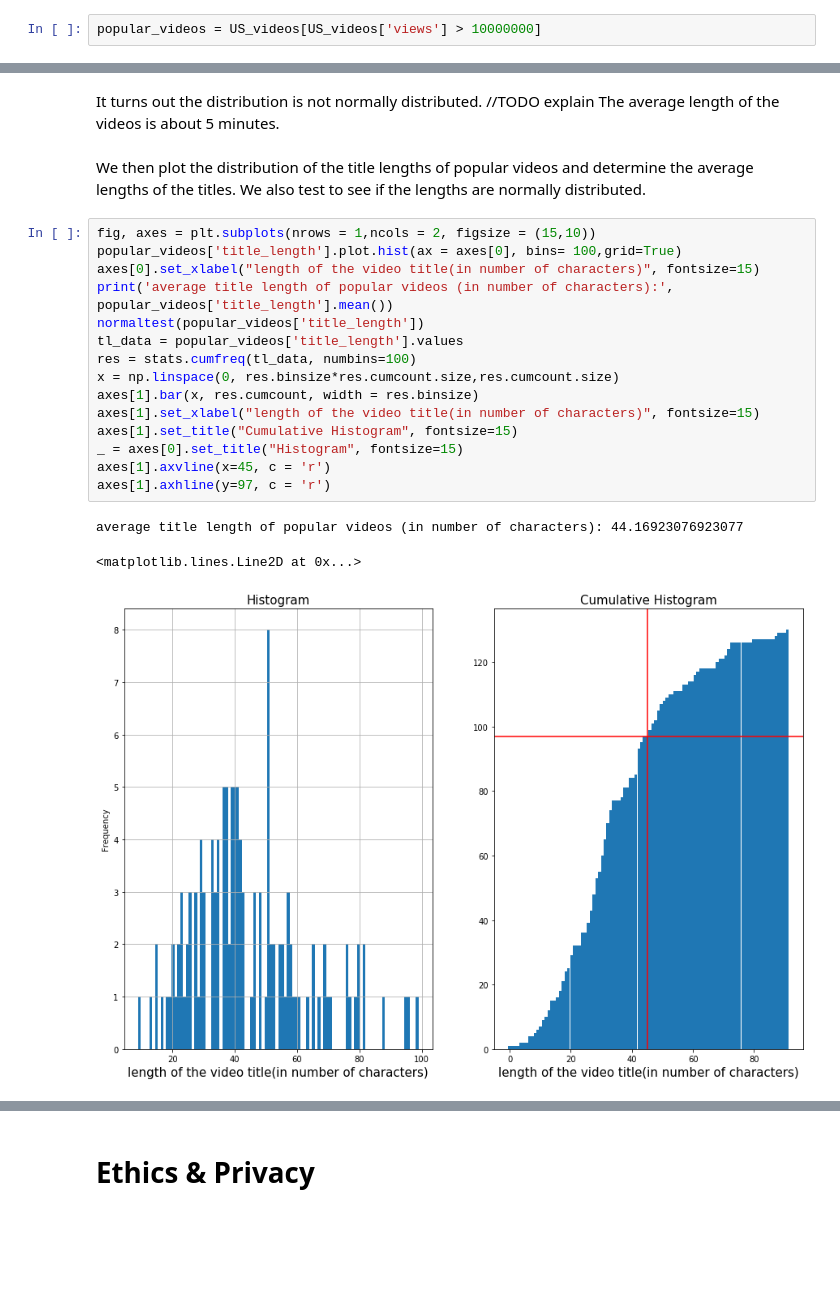
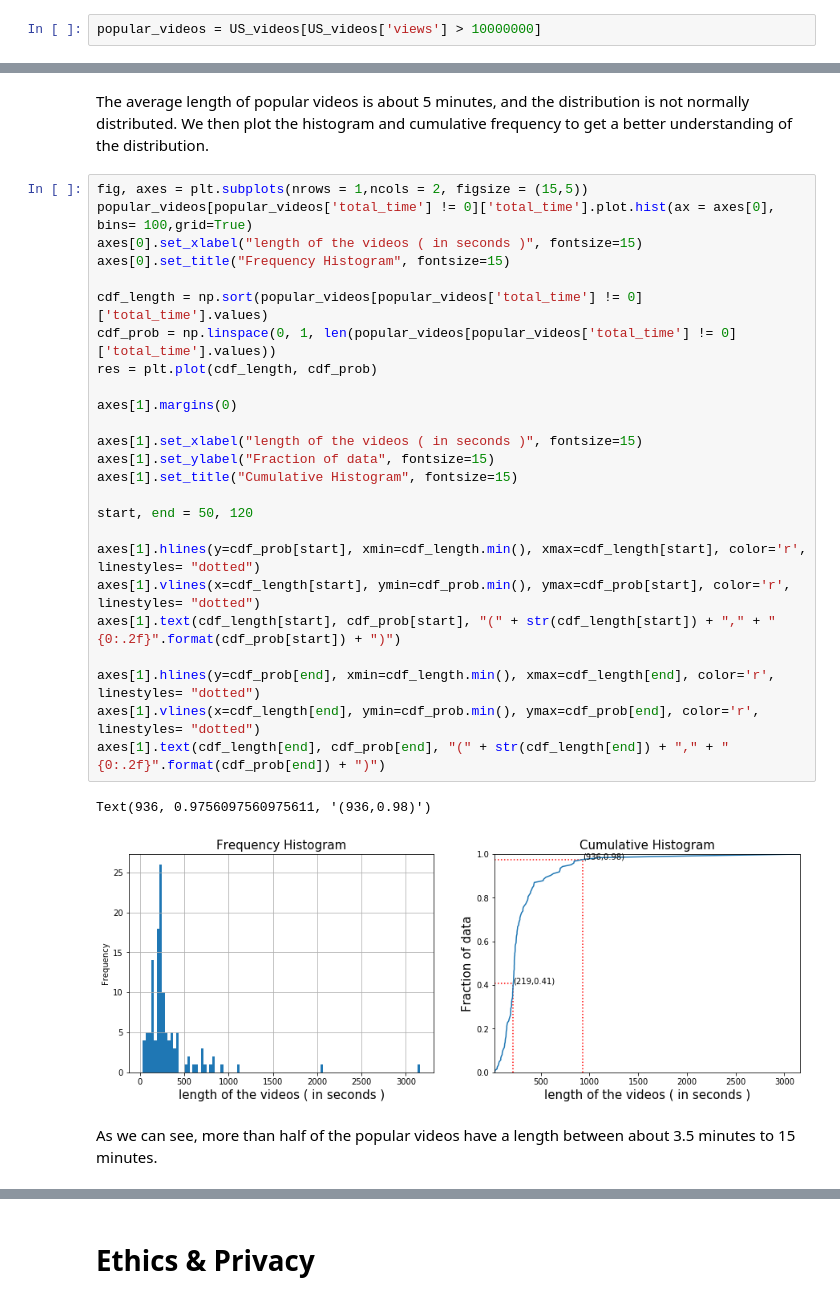
Before and after one commit to frankyyzy/Utube, a Jupyter notebook: finalproject.ipynb, the cells around one changed output, grey strips where cells are left out. Saved outputs shown, nothing was run; the diff lists cells and outputs as text; blank space fills up the shorter version.

Commit message:
updates conclusion and optimal lengths

```diff
--- a/finalproject.ipynb
+++ b/finalproject.ipynb
@@ -774,24 +779,32 @@ NormaltestResult(statistic=175.7153509293746, pvalue=6.98065786323699e-39)
-# %% [markdown]
-It turns out the distribution is not normally distributed. //TODO explain
-The average length of the videos is about 5 minutes.
-# %% [markdown]
-We then plot the distribution of the title lengths of popular videos and determine the average lengths of the titles. We also test to see if the lengths are normally distributed.
-# %%
-fig, axes = plt.subplots(nrows = 1,ncols = 2, figsize = (15,10))
-popular_videos['title_length'].plot.hist(ax = axes[0], bins= 100,grid=True)
-axes[0].set_xlabel("length of the video title(in number of characters)", fontsize=15)
-print('average title length of popular videos (in number of characters):', popular_videos['title_length'].mean())
-normaltest(popular_videos['title_length'])
-tl_data = popular_videos['title_length'].values
-res = stats.cumfreq(tl_data, numbins=100)
-x = np.linspace(0, res.binsize*res.cumcount.size,res.cumcount.size)
-axes[1].bar(x, res.cumcount, width = res.binsize)
-axes[1].set_xlabel("length of the video title(in number of characters)", fontsize=15)
-axes[1].set_title("Cumulative Histogram", fontsize=15)
-_ = axes[0].set_title("Histogram", fontsize=15)
-axes[1].axvline(x=45, c = 'r')
-axes[1].axhline(y=97, c = 'r')
-# %% [output]
-average title length of popular videos (in number of characters): 44.16923076923077
-<matplotlib.lines.Line2D at 0x...>
-[figure, removed]
+# %% [markdown]
+The average length of popular videos is about 5 minutes, and the distribution is not normally distributed. We then plot the histogram and cumulative frequency to get a better understanding of the distribution.
+# %%
+fig, axes = plt.subplots(nrows = 1,ncols = 2, figsize = (15,5))
+popular_videos[popular_videos['total_time'] != 0]['total_time'].plot.hist(ax = axes[0], bins= 100,grid=True)
+axes[0].set_xlabel("length of the videos ( in seconds )", fontsize=15)
+axes[0].set_title("Frequency Histogram", fontsize=15)
+
+cdf_length = np.sort(popular_videos[popular_videos['total_time'] != 0]['total_time'].values)
+cdf_prob = np.linspace(0, 1, len(popular_videos[popular_videos['total_time'] != 0]['total_time'].values))
+res = plt.plot(cdf_length, cdf_prob)
+
+axes[1].margins(0)
+
+axes[1].set_xlabel("length of the videos ( in seconds )", fontsize=15)
+axes[1].set_ylabel("Fraction of data", fontsize=15)
+axes[1].set_title("Cumulative Histogram", fontsize=15)
+
+start, end = 50, 120
+
+axes[1].hlines(y=cdf_prob[start], xmin=cdf_length.min(), xmax=cdf_length[start], color='r', linestyles= "dotted")
+axes[1].vlines(x=cdf_length[start], ymin=cdf_prob.min(), ymax=cdf_prob[start], color='r', linestyles= "dotted")
+axes[1].text(cdf_length[start], cdf_prob[start], "(" + str(cdf_length[start]) + "," + "{0:.2f}".format(cdf_prob[start]) + ")")
+
+axes[1].hlines(y=cdf_prob[end], xmin=cdf_length.min(), xmax=cdf_length[end], color='r', linestyles= "dotted")
+axes[1].vlines(x=cdf_length[end], ymin=cdf_prob.min(), ymax=cdf_prob[end], color='r', linestyles= "dotted")
+axes[1].text(cdf_length[end], cdf_prob[end], "(" + str(cdf_length[end]) + "," + "{0:.2f}".format(cdf_prob[end]) + ")")
+# %% [output]
+Text(936, 0.9756097560975611, '(936,0.98)')
+[figure, added]
+# %% [markdown]
+As we can see, more than half of the popular videos have a length between about 3.5 minutes to 15 minutes.
```
Also changed, not shown: parts of 37 cells of this notebook, 1 other file.
